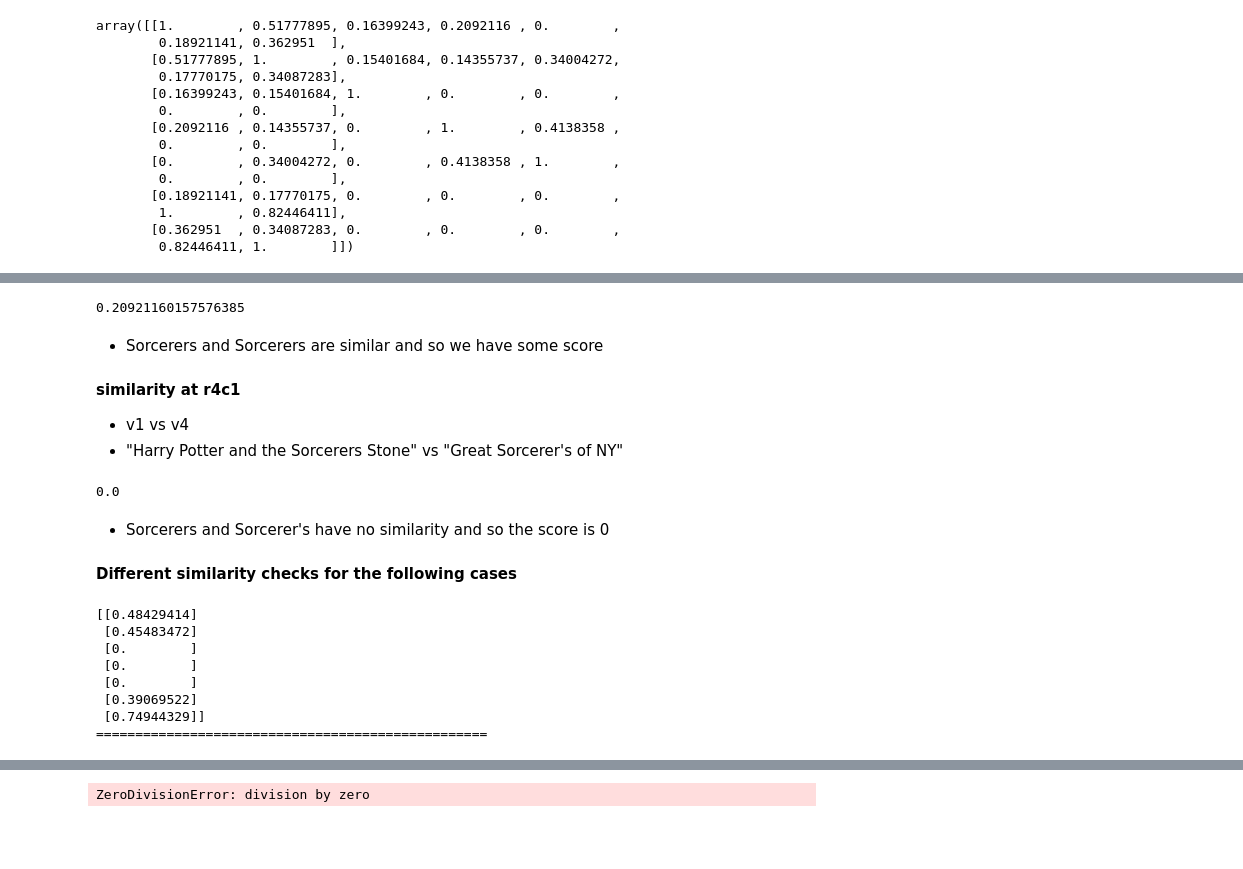
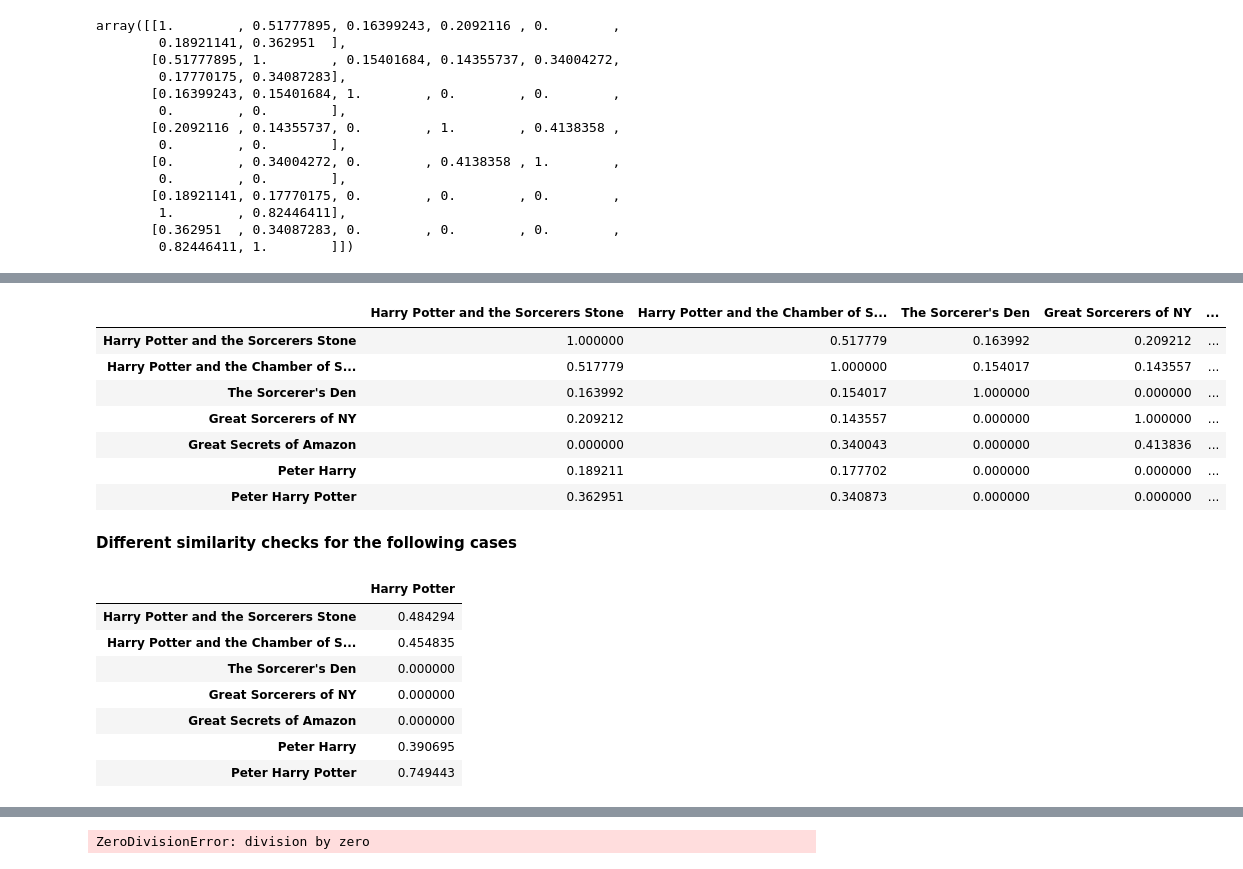
Before and after one commit to sg13041995/Goodreads_SearchEngine, a Jupyter notebook: Research_Study/ModuleStudy/TFIDF_CosineSimilarity/Sklearn_tfidf_cs.ipynb, the cells around one changed output, grey strips where cells are left out. Drawn from its saved outputs; the diff is of its cells as text; code cells hidden in the pictures; blank space fills up the shorter version.

```diff
--- a/Research_Study/ModuleStudy/TFIDF_CosineSimilarity/tfidf_CS_Sklearn.ipynb
+++ b/Research_Study/ModuleStudy/TFIDF_CosineSimilarity/Sklearn_tfidf_cs.ipynb
@@ -152,30 +90,26 @@ array([[1.        , 0.53952466, 0.14754905, 0.        , 0.        ],
-# %%
-cosine_sim1[3,0]
-# %% [output]
-0.20921160157576385
-# %% [markdown]
-- Sorcerers and Sorcerers are similar and so we have some score
-# %% [markdown]
-**similarity at r4c1**
-- v1 vs v4
-- "Harry Potter and the Sorcerers Stone" vs "Great Sorcerer's of NY"
-# %%
-cosine_sim2[3,0]
-# %% [output]
-0.0
-# %% [markdown]
-- Sorcerers and Sorcerer's have no similarity and so the score is 0
+# %%
+pd.DataFrame(data=cosine_sim1, index=docs1,
+             columns=docs1)
+# %% [output]
+|  | Harry Potter and the Sorcerers Stone | Harry Potter and the Chamber of S... | The Sorcerer's Den | Great Sorcerers of NY | ... |
+| Harry Potter and the Sorcerers Stone | 1.000000 | 0.517779 | 0.163992 | 0.209212 | ... |
+| Harry Potter and the Chamber of S... | 0.517779 | 1.000000 | 0.154017 | 0.143557 | ... |
+| The Sorcerer's Den | 0.163992 | 0.154017 | 1.000000 | 0.000000 | ... |
+| Great Sorcerers of NY | 0.209212 | 0.143557 | 0.000000 | 1.000000 | ... |
+| Great Secrets of Amazon | 0.000000 | 0.340043 | 0.000000 | 0.413836 | ... |
+| Peter Harry | 0.189211 | 0.177702 | 0.000000 | 0.000000 | ... |
+| Peter Harry Potter | 0.362951 | 0.340873 | 0.000000 | 0.000000 | ... |
 # %% [markdown]
 **Different similarity checks for the following cases**
 # %%
-print(cosine_similarity(tfidf1, tf1.transform(["Harry Potter"])))
-print("="*50)
+pd.DataFrame(data=cosine_similarity(tfidf1, tf1.transform(["Harry Potter"])), index=docs1,
+             columns=["Harry Potter"])
 # %% [output]
-[[0.48429414]
- [0.45483472]
- [0.        ]
- [0.        ]
- [0.        ]
- [0.39069522]
- [0.74944329]]
-==================================================
+|  | Harry Potter |
+| Harry Potter and the Sorcerers Stone | 0.484294 |
+| Harry Potter and the Chamber of S... | 0.454835 |
+| The Sorcerer's Den | 0.000000 |
+| Great Sorcerers of NY | 0.000000 |
+| Great Secrets of Amazon | 0.000000 |
+| Peter Harry | 0.390695 |
+| Peter Harry Potter | 0.749443 |
```
Also changed, not shown: parts of 35 cells of this notebook, 8 other files.
